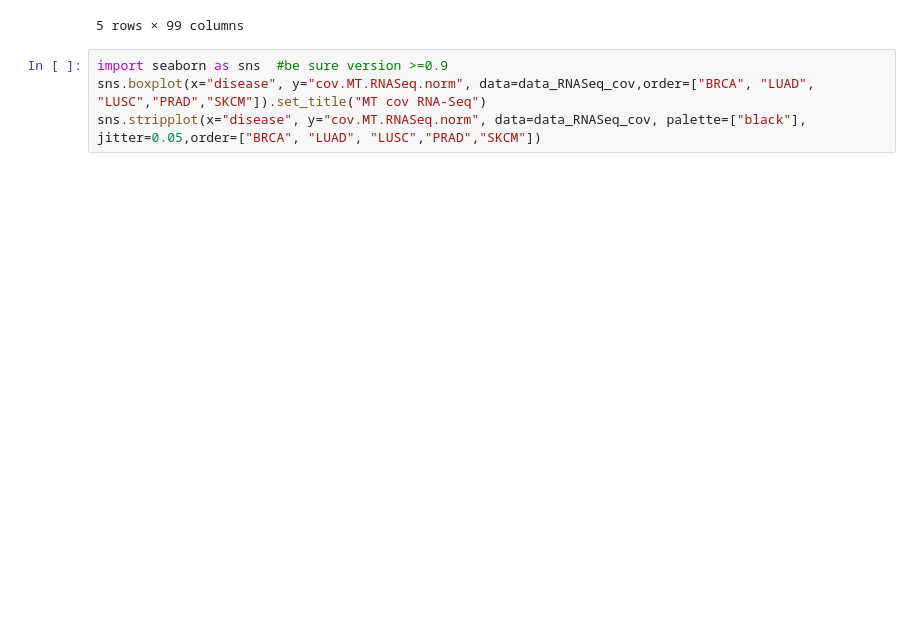
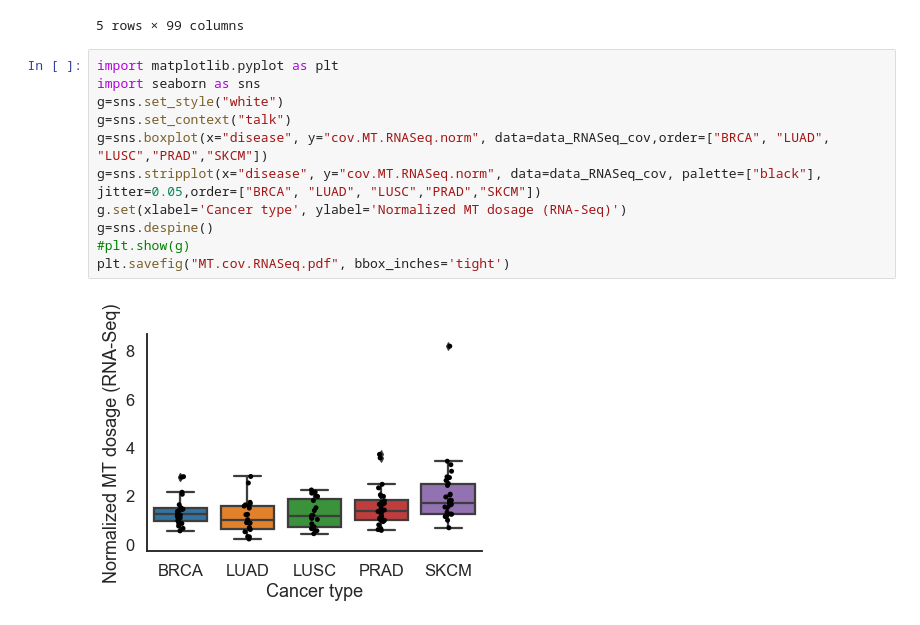
Before and after one commit to smangul1/seeing.beyond.target.results, a Jupyter notebook: raw.results/analysis.MT.ipynb, the cells around one changed output. Cells and saved outputs as stored; diff of their text form; blank space fills up the shorter version.

```diff
--- a/raw.results/analysis.MT.ipynb
+++ b/raw.results/analysis.MT.ipynb
@@ -171,6 +145,15 @@ data_MT.head()
 | 4 | 0e0dd65a-4a41-4f6c-9ff9-d3cea84de... | 136.492546 | 381 | TCGA-HC-7817 | TCGA-HC-7817-01B-11R-A29R-07 | RNASeq | NaN | ... |
 5 rows × 99 columns
 # %%
-import seaborn as sns  #be sure version >=0.9
-sns.boxplot(x="disease", y="cov.MT.RNASeq.norm", data=data_RNASeq_cov,order=["BRCA", "LUAD", "LUSC","PRAD","SKCM"]).set_title("MT cov RNA-Seq")
-sns.stripplot(x="disease", y="cov.MT.RNASeq.norm", data=data_RNASeq_cov, palette=["black"], jitter=0.05,order=["BRCA", "LUAD", "LUSC","PRAD","SKCM"])
+import matplotlib.pyplot as plt
+import seaborn as sns
+g=sns.set_style("white")
+g=sns.set_context("talk")
+g=sns.boxplot(x="disease", y="cov.MT.RNASeq.norm", data=data_RNASeq_cov,order=["BRCA", "LUAD", "LUSC","PRAD","SKCM"])
+g=sns.stripplot(x="disease", y="cov.MT.RNASeq.norm", data=data_RNASeq_cov, palette=["black"], jitter=0.05,order=["BRCA", "LUAD", "LUSC","PRAD","SKCM"])
+g.set(xlabel='Cancer type', ylabel='Normalized MT dosage (RNA-Seq)')
+g=sns.despine()
+#plt.show(g)
+plt.savefig("MT.cov.RNASeq.pdf", bbox_inches='tight')
+# %% [output]
+[figure, added]
```
Also changed, not shown: parts of 14 cells of this notebook.
